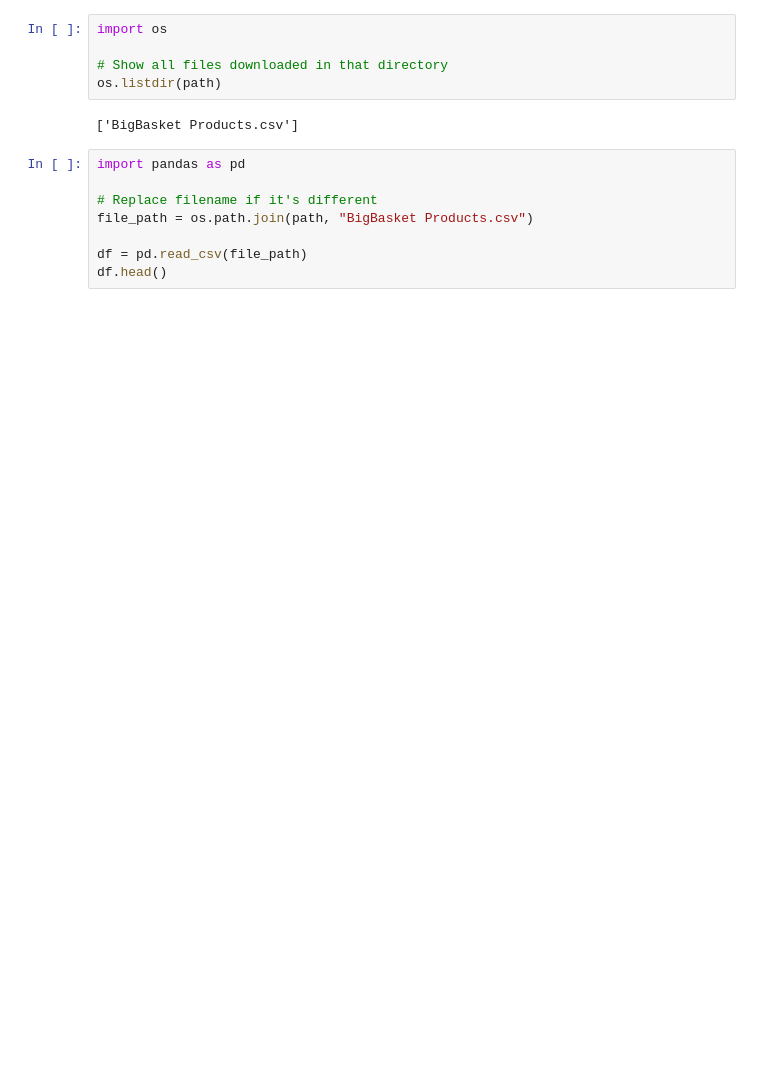
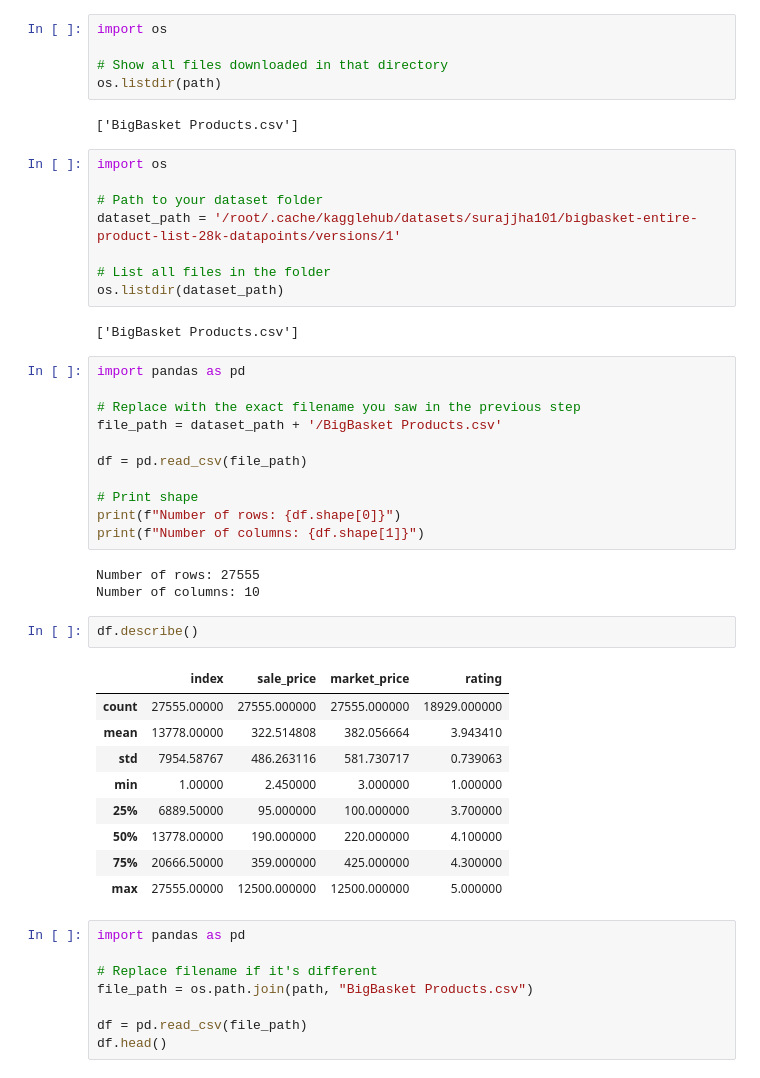
Before and after one commit to AthiraBinod-19/Business-Analytics, a Jupyter notebook: Datacleaning.ipynb, the cells around one changed output. Drawn from its saved outputs; the diff is of its cells as text; blank space fills up the shorter version.

```diff
--- a/Datacleaning.ipynb
+++ b/Datacleaning.ipynb
@@ -16,6 +18,42 @@ import os
 os.listdir(path)
 # %% [output]
 ['BigBasket Products.csv']
+# %%
+import os
+
+# Path to your dataset folder
+dataset_path = '/root/.cache/kagglehub/datasets/surajjha101/bigbasket-entire-product-list-28k-datapoints/versions/1'
+
+# List all files in the folder
+os.listdir(dataset_path)
+# %% [output]
+['BigBasket Products.csv']
+# %%
+import pandas as pd
+
+# Replace with the exact filename you saw in the previous step
+file_path = dataset_path + '/BigBasket Products.csv'
+
+df = pd.read_csv(file_path)
+
+# Print shape
+print(f"Number of rows: {df.shape[0]}")
+print(f"Number of columns: {df.shape[1]}")
+# %% [output]
+Number of rows: 27555
+Number of columns: 10
+# %%
+df.describe()
+# %% [output]
+|  | index | sale_price | market_price | rating |
+| count | 27555.00000 | 27555.000000 | 27555.000000 | 18929.000000 |
+| mean | 13778.00000 | 322.514808 | 382.056664 | 3.943410 |
+| std | 7954.58767 | 486.263116 | 581.730717 | 0.739063 |
+| min | 1.00000 | 2.450000 | 3.000000 | 1.000000 |
+| 25% | 6889.50000 | 95.000000 | 100.000000 | 3.700000 |
+| 50% | 13778.00000 | 190.000000 | 220.000000 | 4.100000 |
+| 75% | 20666.50000 | 359.000000 | 425.000000 | 4.300000 |
+| max | 27555.00000 | 12500.000000 | 12500.000000 | 5.000000 |
 # %%
 import pandas as pd
 
```
Also changed, not shown: parts of 6 cells of this notebook.
